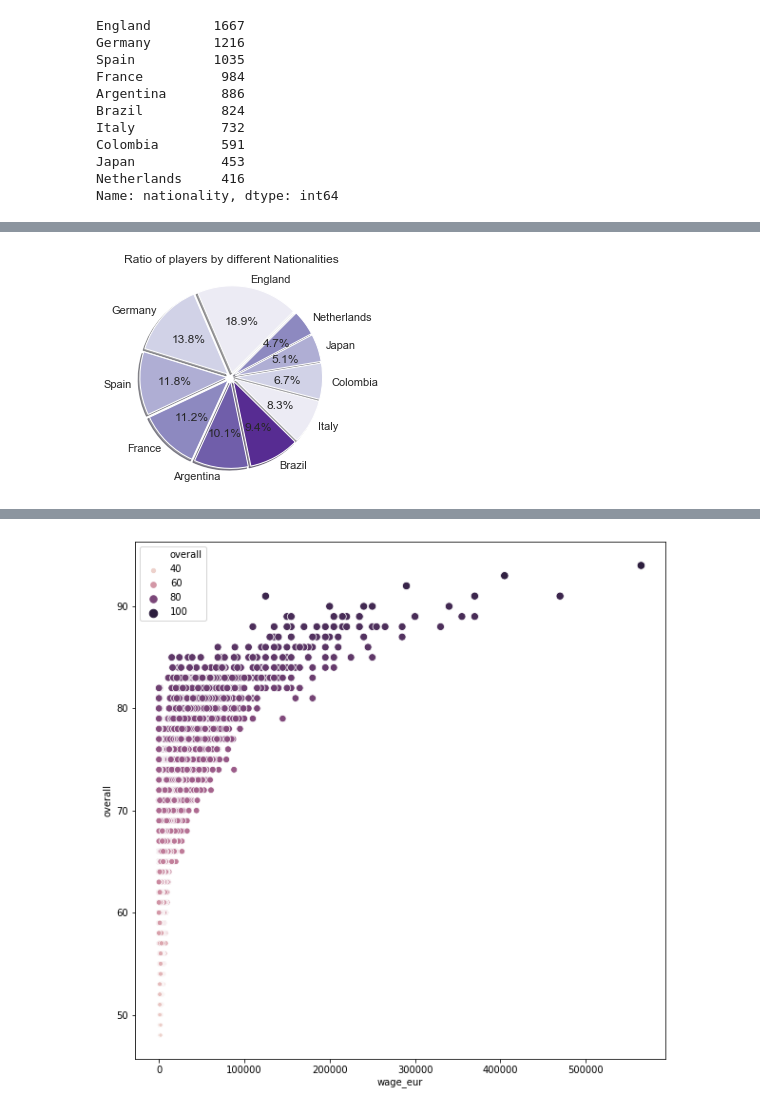
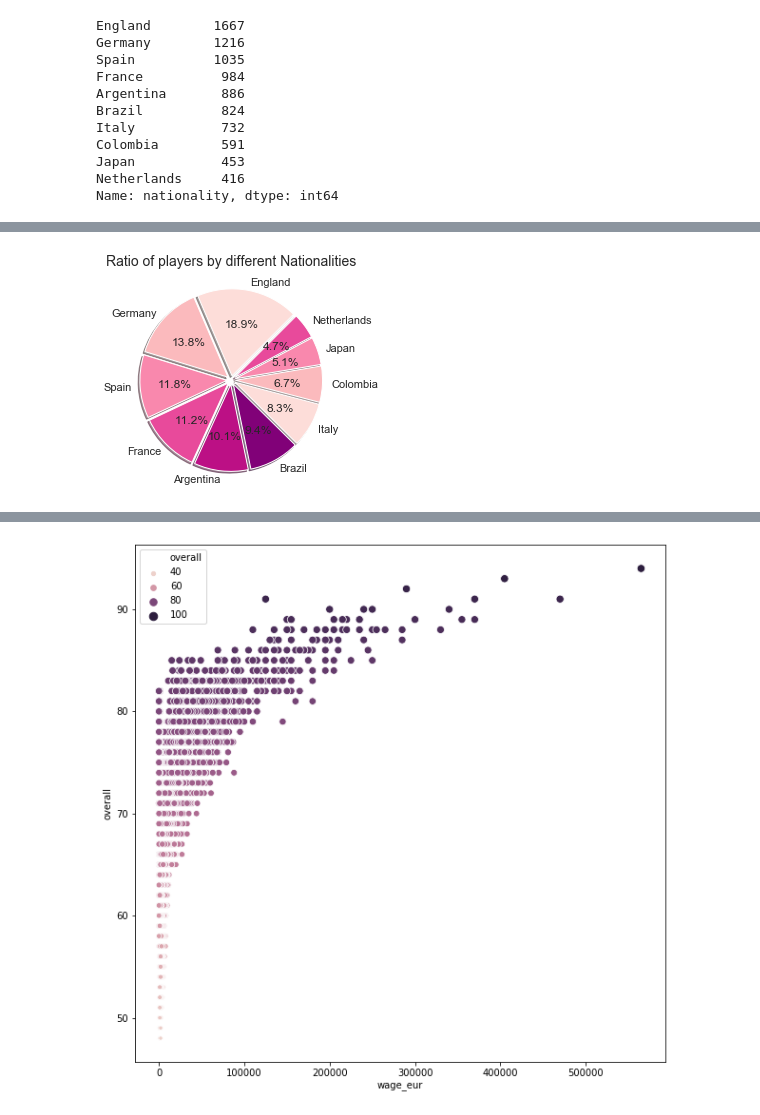
Before and after one commit to Arunima1992/Fifa20, a Jupyter notebook: Fifa20_Analysis.ipynb, the cells around one changed output, grey strips where cells are left out. Drawn from its saved outputs; the diff is of its cells as text; code cells hidden in the pictures.

```diff
--- a/Fifa20_Analysis.ipynb
+++ b/Fifa20_Analysis.ipynb
@@ -2,5 +2,12 @@
 import numpy as np
 import pandas as pd
 import matplotlib.pyplot as plt
+plt.style.use('bmh')
 import seaborn as sns
+%matplotlib inline
+
+import plotly.offline as py
+from plotly.offline import iplot, init_notebook_mode
+import plotly.graph_objs as go
+init_notebook_mode(connected = True)
 # %%
@@ -92,10 +100,10 @@ plt.figure(figsize=(8,8))
 # %%
 #Formatting the plot
-plt.pie(sizes, explode=(0.05, 0.05, 0.05, 0.05, 0.05, 0.05, 0.05, 0.05, 0.05, 0.05), labels=labels, colors=sns.color_palette("Purples"),
+plt.pie(sizes, explode=(0.05, 0.05, 0.05, 0.05, 0.05, 0.05, 0.05, 0.05, 0.05, 0.05), labels=labels, colors=sns.color_palette("RdPu"),
 autopct='%1.1f%%', shadow=True, startangle=45)
-plt.title('Ratio of players by different Nationalities', fontsize=12)
+plt.title('Ratio of players by different Nationalities', fontsize=14)
 plt.show()
 # %% [output]
-[figure, old version]
+[figure, new version]
 # %%
 #Top 5 countries - England,Germany,Spain,France,Argentina comstitute of around 60% of the total players
```
Also changed, not shown: parts of 9 cells of this notebook.
